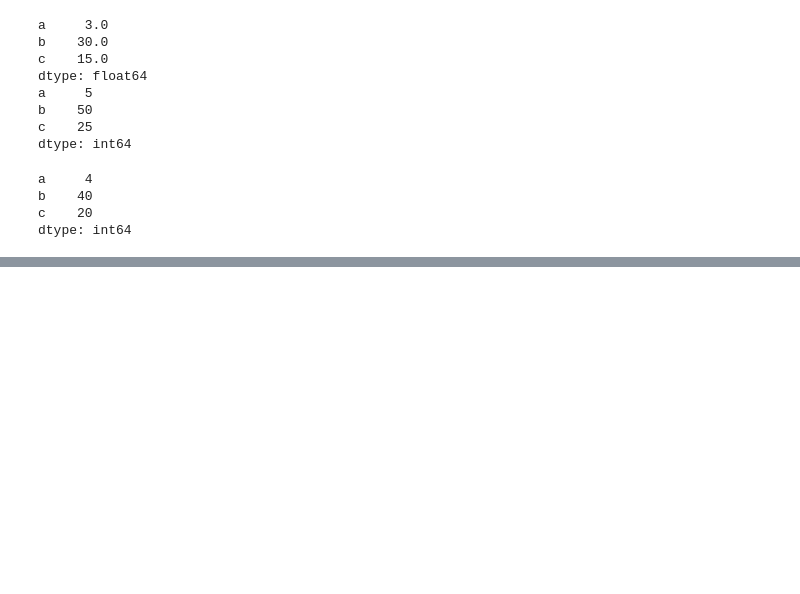
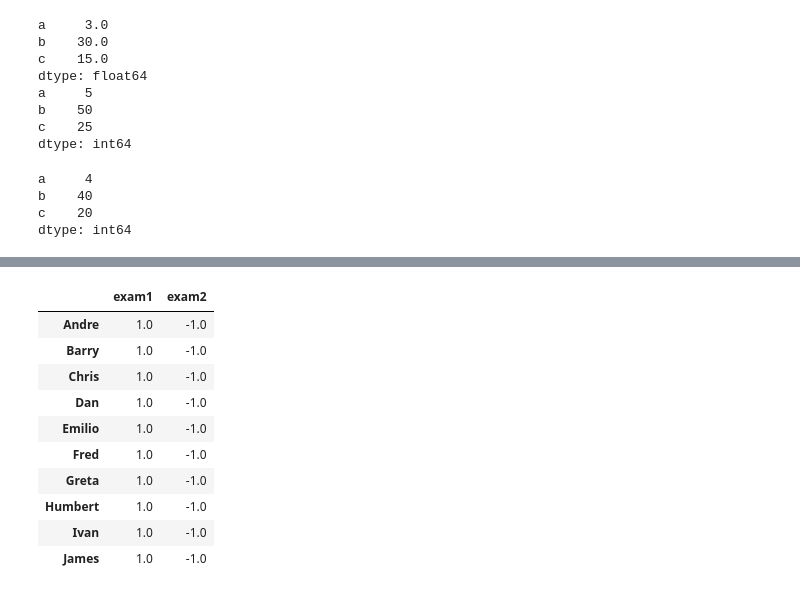
Before and after one commit to rafi007akhtar/intro-to-data-analysis, a Jupyter notebook: lesson-3/numpy-2d-practise.ipynb, the cells around one changed output, grey strips where cells are left out. Saved outputs shown, nothing was run; the diff lists cells and outputs as text; code cells hidden in the pictures; blank space fills up the shorter version.

Commit message:
performed many vector operations on dfs

```diff
--- a/lesson-3/numpy-2d-practise.ipynb
+++ b/lesson-3/numpy-2d-practise.ipynb
@@ -706,0 +835,3 @@ dtype: int64
+# %%
+df = pd.DataFrame({0: [1,2,3,4]})
+df
@@ -706,0 +844,3 @@ dtype: int64
+# %%
+s = pd.Series([1, 2, 3, 4])
+s
@@ -706,0 +861,2 @@ dtype: int64
+# %%
+df.add(s, axis="index")
@@ -706,0 +879,35 @@ dtype: int64
+# %%
+grades_df = pd.DataFrame(
+    data={'exam1': [43, 81, 78, 75, 89, 70, 91, 65, 98, 87],
+          'exam2': [24, 63, 56, 56, 67, 51, 79, 46, 72, 60]},
+    index=['Andre', 'Barry', 'Chris', 'Dan', 'Emilio',
+           'Fred', 'Greta', 'Humbert', 'Ivan', 'James']
+)
+
+def standardize(df):
+    '''
+    Fill in this function to standardize each column of the given
+    DataFrame. To standardize a variable, convert each value to the
+    number of standard deviations it is above or below the mean.
+
+    This time, try to use vectorized operations instead of apply().
+    You should get the same results as you did before.
+    '''
+    # for examName in df:
+    #     exam = df[examName]
+    #     df[examName] = (exam - exam.mean()) / exam.std(ddof=0)
+    # return df
+    return (df - df.mean()) / df.std(ddof=0)
+
+def standardize_rows(df):
+    '''
+    Optional: Fill in this function to standardize each row of the given
+    DataFrame. Again, try not to use apply().
+
+    This one is more challenging than standardizing each column!
+    '''
+    # for index in df.index:
+    #     df.loc[index] = (df.loc[index] - df.loc[index].mean()) / df.loc[index].std(ddof=0)
+    # return df
+    difference = (df.sub(df.mean(axis='columns'), axis='index'))
+    return difference.div(df.std(ddof=0, axis='columns'), axis='index')
@@ -706,0 +928,14 @@ dtype: int64
+# %%
+standardize_rows(grades_df)
+# %% [output]
+|  | exam1 | exam2 |
+| Andre | 1.0 | -1.0 |
+| Barry | 1.0 | -1.0 |
+| Chris | 1.0 | -1.0 |
+| Dan | 1.0 | -1.0 |
+| Emilio | 1.0 | -1.0 |
+| Fred | 1.0 | -1.0 |
+| Greta | 1.0 | -1.0 |
+| Humbert | 1.0 | -1.0 |
+| Ivan | 1.0 | -1.0 |
+| James | 1.0 | -1.0 |
```
Also changed, not shown: parts of 15 cells of this notebook.
